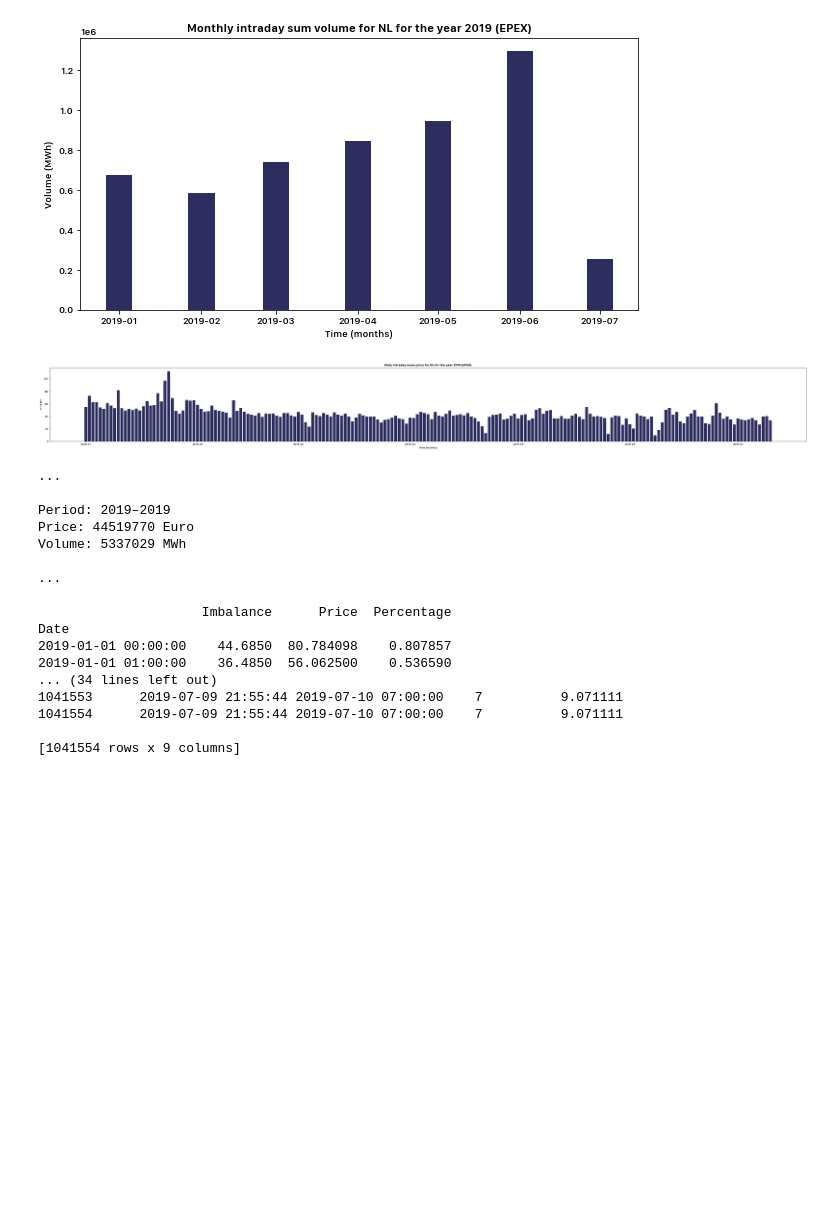
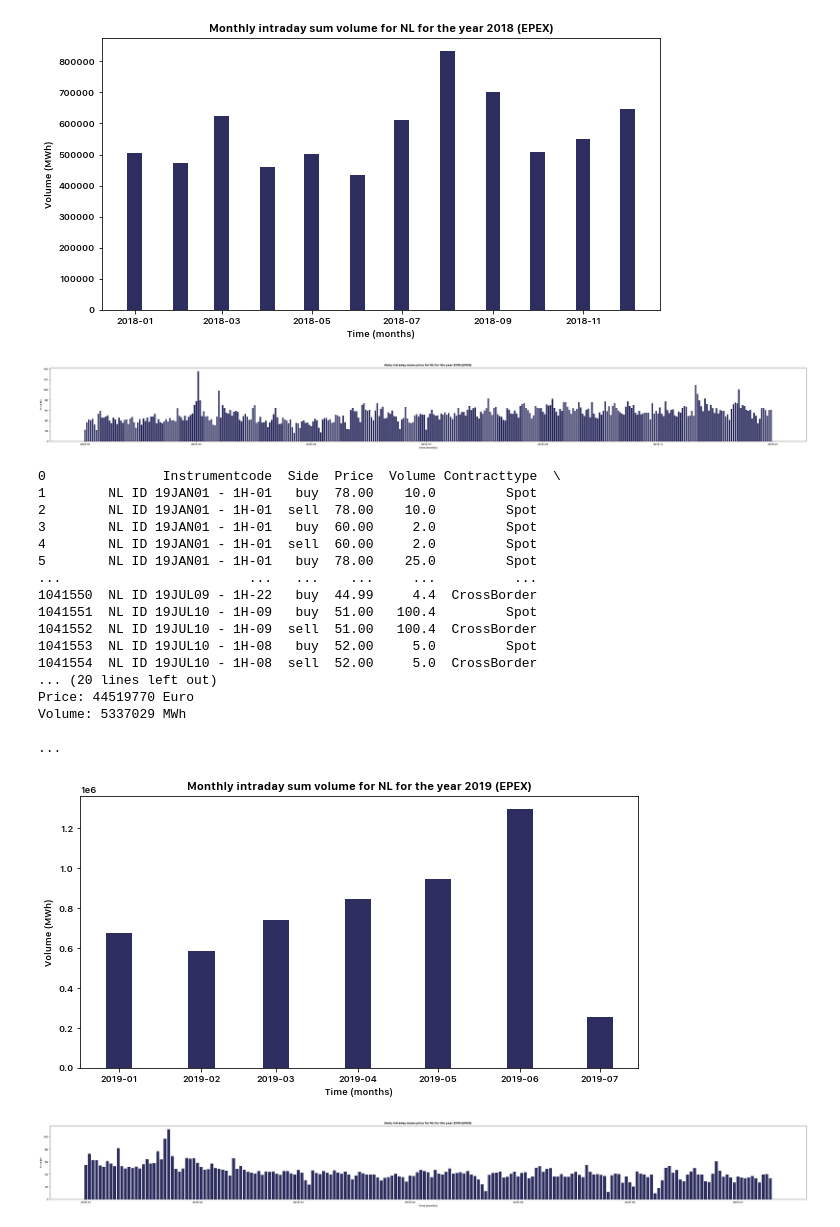
Before and after one commit to timovijn/ElectricityPriceForecasting, a Jupyter notebook: epex/epex.ipynb, the cells around one changed output. Drawn from its saved outputs; the diff is of its cells as text; code cells hidden in the pictures; blank space fills up the shorter version.

```diff
--- a/epex/epex.ipynb
+++ b/epex/epex.ipynb
@@ -118,10 +237,15 @@ Export_01-01-2019_01-01-2020.xls
 # %%
+# INTRADAY (ID)
+
 # years = ['2006','2007','2008','2009','2010','2011','2012','2013','2014','2015','2016','2017','2018','2019']
-years = ['2019']
+years = ['2018','2019']
 country = 'NL'
 
 dfo = pd.DataFrame()
-dfo2 = pd.DataFrame()
+dfo_group = pd.DataFrame()
+dfo_group2 = pd.DataFrame()
+dfo_group3 = pd.DataFrame()
+
 price = []
 volume = []
 breaks = []
@@ -130,6 +254,7 @@ for y in years:
     i = years.index(y)
 
     df = pd.read_pickle(f"./{y}_Intraday.pkl")
+    print(df)
 
     # df['Price'] = df['Price'].astype('float')
     # df['Volume'] = df['Volume'].astype('float')
@@ -155,15 +280,17 @@ for y in years:
     df_group3 = df.drop(['Instrumentcode', 'Contracttype', 'Side'], axis=1).groupby([(df['Date'].dt.year), (df['Date'].dt.month), (df['Date'].dt.day), (df['Date'].dt.hour)]).mean()
     df_group3['Date'] = df_group3.index
     df_group3['Date'] = pd.to_datetime(df_group3['Date'], format='(%Y, %m, %d, %H)')
-    print(df_group3)
 
     df_group = df_group.set_index(pd.DatetimeIndex(df_group['Date']))
     df_group2 = df_group2.set_index(pd.DatetimeIndex(df_group2['Date']))
     df_group3 = df_group3.set_index(pd.DatetimeIndex(df_group3['Date']))
 
-    dfo = dfo.append(df_group, ignore_index = False)
-    dfo2 = dfo2.append(df, ignore_index = False)
-    breaks.append(len(dfo))
+    dfo = dfo.append(df, ignore_index = False)
+    dfo_group = dfo_group.append(df_group, ignore_index = False)
+    dfo_group2 = dfo_group2.append(df_group2, ignore_index = False)
+    dfo_group3 = dfo_group3.append(df_group3, ignore_index = False)
+    # dfo2 = dfo2.append(df, ignore_index = False)
+    # breaks.append(len(dfo))
 
     price.append(df['Price'].sum())
     volume.append(df['Volume'].sum())
@@ -175,6 +302,8 @@ for y in years:
     print('')
     print(colored(f'Price: {int(round(price[i]))} Euro', 'blue'))
     print(colored(f'Volume: {int(round(volume[i]))} MWh', 'blue'))
+    print('')
+    print(colored('...','white'))
     print('')
 
     fig, ax = plt.subplots(figsize=(10, 5))
@@ -195,19 +324,19 @@ print('')
 print(colored('...','white'))
 print('')
 print(colored(f'Period: {years[0]}–{years[-1]}', 'blue'))
+print('')
 print(colored(f'Price: {int(round(sum(price)))} Euro', 'blue'))
 print(colored(f'Volume: {int(round(sum(volume)))} MWh', 'blue'))
 print('')
+
+dfo['Time to delivery'] = dfo['Date'] - dfo['Creation timestamp (GMT)']
+dfo['Time to delivery'] = dfo['Time to delivery'] / np.timedelta64(1, 'h')
+# df['Time to delivery'] = (df['Date'] - df['Creation timestamp (GMT)']).astype('timedelta64[h]')
+
 print(colored('...','white'))
 print('')
-
-big_df = big_df.merge(df_group3['Price'], how='outer', left_index=True, right_index=True)
-big_df['Percentage'] = np.divide(np.subtract(big_df['Price'], big_df['Imbalance']), big_df['Imbalance'])
-print(big_df)
-
-df['Time to delivery'] = df['Date'] - df['Creation timestamp (GMT)']
-df['Time to delivery'] = df['Time to delivery'] / np.timedelta64(1, 'h')
-# df['Time to delivery'] = (df['Date'] - df['Creation timestamp (GMT)']).astype('timedelta64[h]')
-original_dates = df
-print(original_dates)
+print(colored(f'Finished successfully', 'green'))
+print('')
+print(colored('...','white'))
+print('')
 # %% [output]
@@ -231,19 +360,21 @@ Volume: 5337029 MWh
-[figure, old version]
+[figure, new version]
-[figure, old version]
+[figure, new version]
-...
-
-Period: 2019–2019
+0               Instrumentcode  Side  Price  Volume Contracttype  \
+1        NL ID 19JAN01 - 1H-01   buy  78.00    10.0         Spot
+2        NL ID 19JAN01 - 1H-01  sell  78.00    10.0         Spot
+3        NL ID 19JAN01 - 1H-01   buy  60.00     2.0         Spot
+4        NL ID 19JAN01 - 1H-01  sell  60.00     2.0         Spot
+5        NL ID 19JAN01 - 1H-01   buy  78.00    25.0         Spot
+...                        ...   ...    ...     ...          ...
+1041550  NL ID 19JUL09 - 1H-22   buy  44.99     4.4  CrossBorder
+1041551  NL ID 19JUL10 - 1H-09   buy  51.00   100.4         Spot
+1041552  NL ID 19JUL10 - 1H-09  sell  51.00   100.4  CrossBorder
+1041553  NL ID 19JUL10 - 1H-08   buy  52.00     5.0         Spot
+1041554  NL ID 19JUL10 - 1H-08  sell  52.00     5.0  CrossBorder
+... (20 lines left out)
 Price: 44519770 Euro
 Volume: 5337029 MWh
 
 ...
-
-                     Imbalance      Price  Percentage
-Date
-2019-01-01 00:00:00    44.6850  80.784098    0.807857
-2019-01-01 01:00:00    36.4850  56.062500    0.536590
-... (34 lines left out)
-1041553      2019-07-09 21:55:44 2019-07-10 07:00:00    7          9.071111
-1041554      2019-07-09 21:55:44 2019-07-10 07:00:00    7          9.071111
-
-[1041554 rows x 9 columns]
+[figure, added]
+[figure, added]
```
Also changed, not shown: parts of 12 cells of this notebook, 8 other files.
